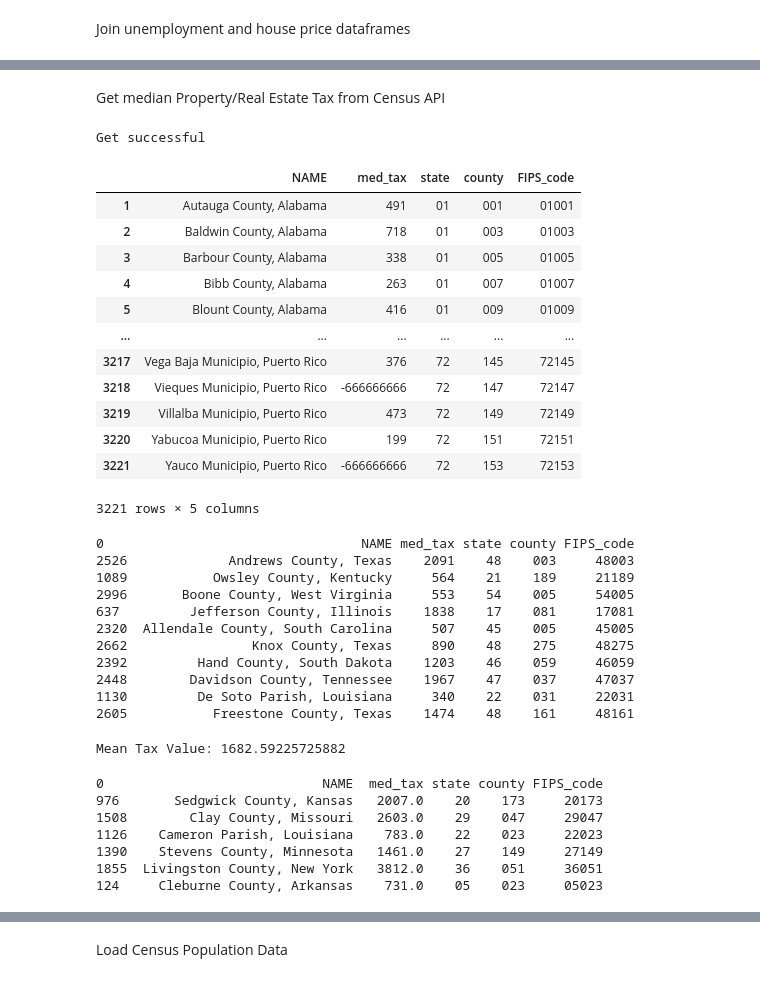
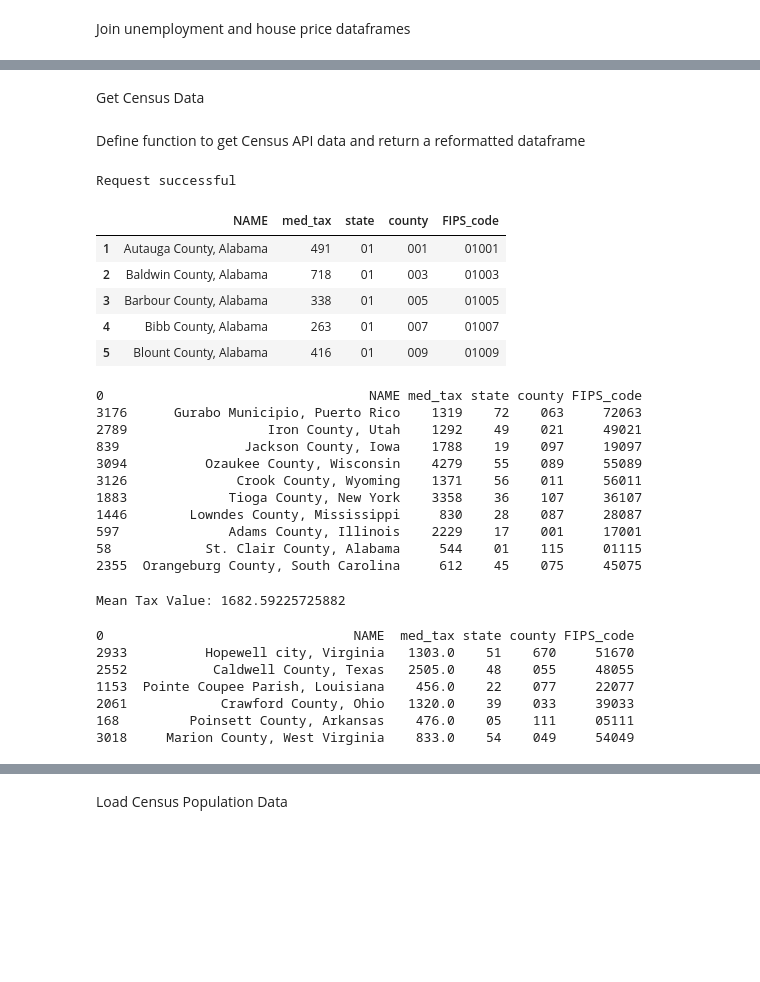
Before and after one commit to seanmannisto/housing, a Jupyter notebook: HousingAffordabilityV2.ipynb, the cells around one changed output, grey strips where cells are left out. Cells and saved outputs as stored; diff of their text form; code cells hidden in the pictures; blank space fills up the shorter version.

```diff
--- a/HousingAffordabilityV2.ipynb
+++ b/HousingAffordabilityV2.ipynb
@@ -268,0 +248,2 @@ print(merged1.sample(n=6))
+# %% [markdown]
+Get Census Data
@@ -269,16 +253,19 @@ print(merged1.sample(n=6))
 # %% [markdown]
-Get median Property/Real Estate Tax from Census API
+Define function to get Census API data and return a reformatted dataframe
 # %%
-def get_census_data(data_code, data_name):
+# data_code is desired Census API code for desired data
+# data_name is what you want to call that column
+# Returns a Pandas dataframe
+def get_acs2021_data(data_code, data_name):
 
 # Concatenate the API endpoint URL
   api_url = "https://api.census.gov/data/2021/acs/acs5?get=NAME," + data_code + "&for=county:*&in=state:*&key=" + api_key
 
-# Send the GET request
+# Send the call/request
   response = requests.get(api_url)
 
   if response.status_code == 200:
-    print("Get successful")
+    print("Request successful")
   else:
     print("Error: " + response.status_code)
 
@@ -302,43 +289,34 @@ def get_census_data(data_code, data_name):
 # %%
 # Table B25103: Mortgage Status by Median Real Estate Taxes Paid (Dollars)
 # B25103_001E is "Median Real Estate Taxes Paid (Dollars)"
-
 data_code = "B25103_001E"
 data_name = "med_tax"
-
-
-tax_df = get_census_data(data_code, data_name)
-tax_df
+# Call API and set resulting data as tax_df
+tax_df = get_acs2021_data(data_code, data_name)
+tax_df.head()
 # %% [output]
-Get successful
+Request successful
 |  | NAME | med_tax | state | county | FIPS_code |
 | 1 | Autauga County, Alabama | 491 | 01 | 001 | 01001 |
 | 2 | Baldwin County, Alabama | 718 | 01 | 003 | 01003 |
 | 3 | Barbour County, Alabama | 338 | 01 | 005 | 01005 |
 | 4 | Bibb County, Alabama | 263 | 01 | 007 | 01007 |
 | 5 | Blount County, Alabama | 416 | 01 | 009 | 01009 |
-| ... | ... | ... | ... | ... | ... |
-| 3217 | Vega Baja Municipio, Puerto Rico | 376 | 72 | 145 | 72145 |
-| 3218 | Vieques Municipio, Puerto Rico | -666666666 | 72 | 147 | 72147 |
-| 3219 | Villalba Municipio, Puerto Rico | 473 | 72 | 149 | 72149 |
-| 3220 | Yabucoa Municipio, Puerto Rico | 199 | 72 | 151 | 72151 |
-| 3221 | Yauco Municipio, Puerto Rico | -666666666 | 72 | 153 | 72153 |
-3221 rows × 5 columns
 # %%
 # Random sample
 print(tax_df.sample(n=10))
 # %% [output]
-0                                 NAME med_tax state county FIPS_code
-2526             Andrews County, Texas    2091    48    003     48003
-1089           Owsley County, Kentucky     564    21    189     21189
-2996       Boone County, West Virginia     553    54    005     54005
-637         Jefferson County, Illinois    1838    17    081     17081
-2320  Allendale County, South Carolina     507    45    005     45005
-2662                Knox County, Texas     890    48    275     48275
-2392         Hand County, South Dakota    1203    46    059     46059
-2448        Davidson County, Tennessee    1967    47    037     47037
-1130         De Soto Parish, Louisiana     340    22    031     22031
-2605           Freestone County, Texas    1474    48    161     48161
+0                                  NAME med_tax state county FIPS_code
+3176      Gurabo Municipio, Puerto Rico    1319    72    063     72063
+2789                  Iron County, Utah    1292    49    021     49021
+839                Jackson County, Iowa    1788    19    097     19097
+3094          Ozaukee County, Wisconsin    4279    55    089     55089
+3126              Crook County, Wyoming    1371    56    011     56011
+1883             Tioga County, New York    3358    36    107     36107
+1446        Lowndes County, Mississippi     830    28    087     28087
+597              Adams County, Illinois    2229    17    001     17001
+58            St. Clair County, Alabama     544    01    115     01115
+2355  Orangeburg County, South Carolina     612    45    075     45075
 # %%
 # Convert strings to numbers
 tax_df["med_tax"] = tax_df["med_tax"].astype(float)
@@ -356,13 +335,13 @@ tax_df["med_tax"] = tax_df["med_tax"].fillna(mean_tax)
 # %%
 print(tax_df.sample(n=6))
 # %% [output]
-0                            NAME  med_tax state county FIPS_code
-976       Sedgwick County, Kansas   2007.0    20    173     20173
-1508        Clay County, Missouri   2603.0    29    047     29047
-1126    Cameron Parish, Louisiana    783.0    22    023     22023
-1390    Stevens County, Minnesota   1461.0    27    149     27149
-1855  Livingston County, New York   3812.0    36    051     36051
-124     Cleburne County, Arkansas    731.0    05    023     05023
+0                                NAME  med_tax state county FIPS_code
+2933          Hopewell city, Virginia   1303.0    51    670     51670
+2552           Caldwell County, Texas   2505.0    48    055     48055
+1153  Pointe Coupee Parish, Louisiana    456.0    22    077     22077
+2061            Crawford County, Ohio   1320.0    39    033     39033
+168         Poinsett County, Arkansas    476.0    05    111     05111
+3018     Marion County, West Virginia    833.0    54    049     54049
 # %%
 # Merge with other table
 merged2=pd.merge(left=merged1, right=tax_df, left_on='FIPS_code', right_on='FIPS_code')
```
Also changed, not shown: parts of 18 cells of this notebook.
